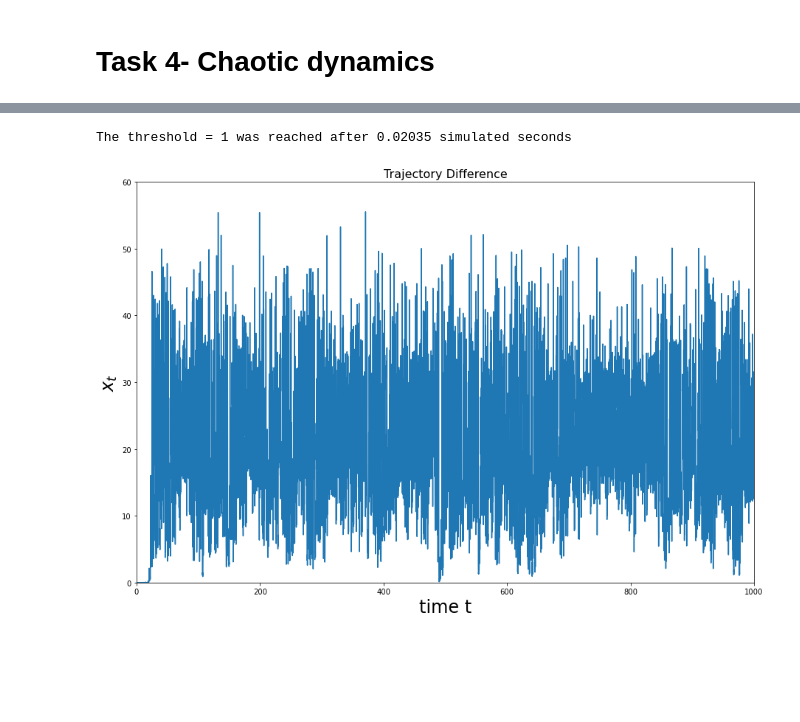
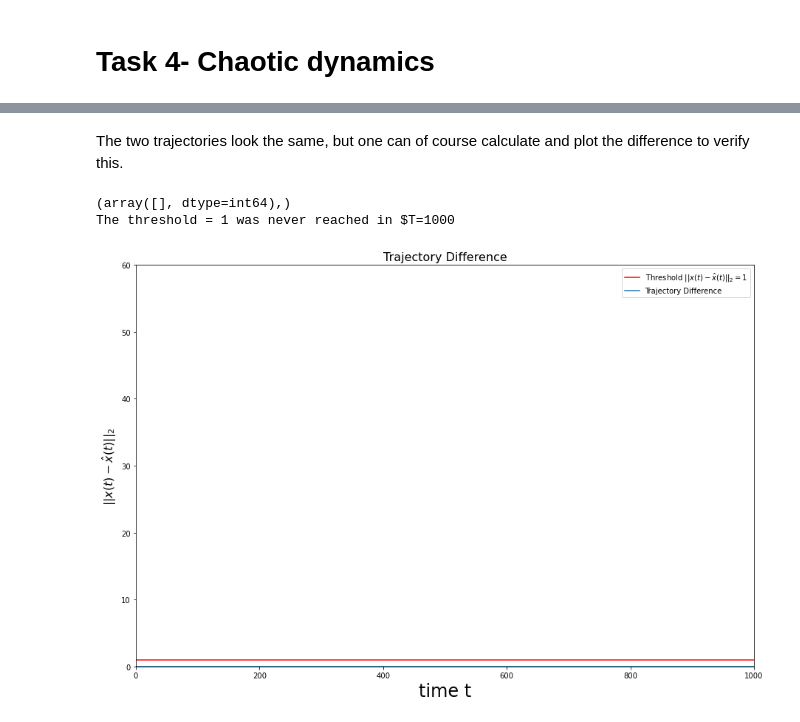
Before and after one commit to sonmikrafft-uni-MLCMS/ex3, a Jupyter notebook: task_4.ipynb, the cells around one changed output, grey strips where cells are left out. Drawn from its saved outputs; the diff is of its cells as text; code cells hidden in the pictures; blank space fills up the shorter version.

```diff
--- a/task_4.ipynb
+++ b/task_4.ipynb
@@ -57,7 +156,10 @@ plot_lorenz_attractor(x_t_hat, sigma, beta, rho, x0_hat, T_end)
+# %% [markdown]
+The two trajectories look the same, but one can of course calculate and plot the difference to verify this.
 # %%
 x_t_difference, T = calc_trajectory_difference(x_t,x_t_hat)
 plot_trajectory_difference(x_t_difference,T)
-calc_trajectory_passing_threshold(x_t_difference, 1)
+calc_trajectory_passing_threshold(x_t_difference, 1, T_end)
 # %% [output]
-The threshold = 1 was reached after 0.02035 simulated seconds
+(array([], dtype=int64),)
+The threshold = 1 was never reached in $T=1000
-[figure, old version]
+[figure, new version]
```
Also changed, not shown: parts of 24 cells of this notebook, 2 other files.
